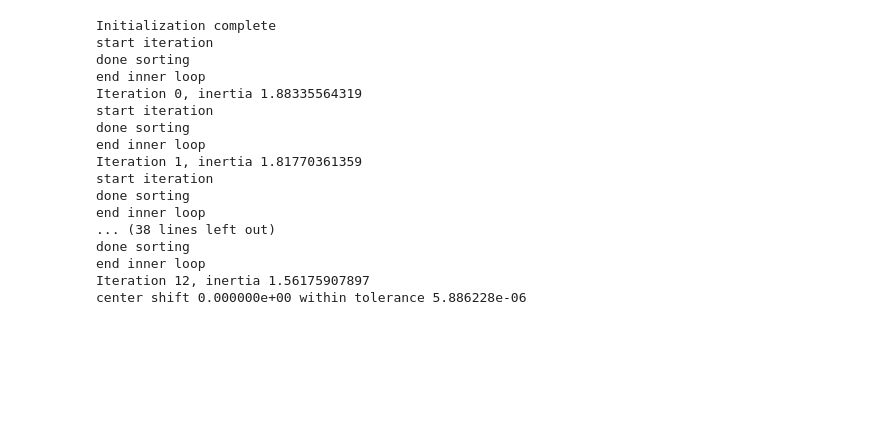
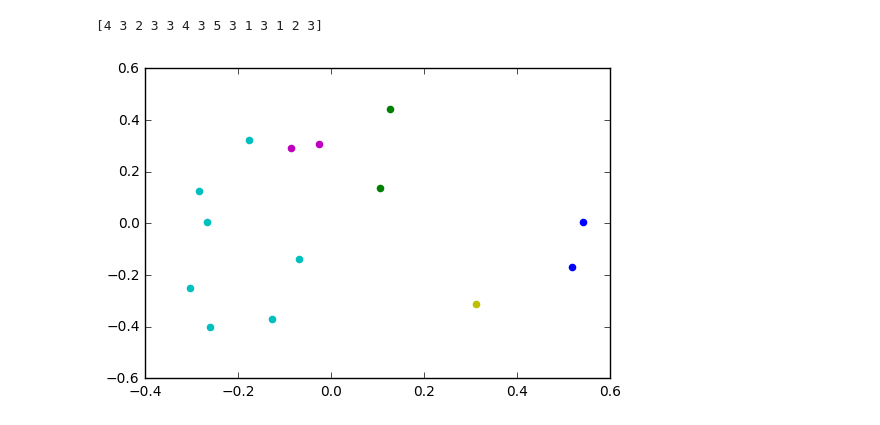
Before and after one commit to JonathanReeve/character-attribution, a Jupyter notebook: waves-experiments.ipynb, the cells around one changed output. Saved outputs shown, nothing was run; the diff lists cells and outputs as text; code cells hidden in the pictures; blank space fills up the shorter version.

Commit message:
k-means clustering experiments

```diff
--- a/waves-experiments.ipynb
+++ b/waves-experiments.ipynb
@@ -143,23 +143,19 @@ plotChars(lsaDF)
-# %%
-km = KMeans(n_clusters=6, init='k-means++', max_iter=100, n_init=1,
-                verbose=True)
-# %%
-fitted = km.fit_transform(lsaDF[['x', 'y']])
-# %% [output]
-Initialization complete
-start iteration
-done sorting
-end inner loop
-Iteration 0, inertia 1.88335564319
-start iteration
-done sorting
-end inner loop
-Iteration 1, inertia 1.81770361359
-start iteration
-done sorting
-end inner loop
-... (38 lines left out)
-done sorting
-end inner loop
-Iteration 12, inertia 1.56175907897
-center shift 0.000000e+00 within tolerance 5.886228e-06
+# %%
+def doKMeans(df):
+    km = KMeans(n_clusters=6)
+    fitted = km.fit_transform(df[['x', 'y']])
+    means = np.argmax(fitted, axis=1)
+    df['mean']=means
+    print(means)
+    colorMap = 'rgbcmyk'
+    for row in df.iterrows():
+#         print(row[1]['x'])
+#         print(row[1]['y'])
+#         print(row[1]['mean'])
+#         print(colorMap[row[1]['mean']])
+        plt.scatter(row[1]['x'], row[1]['y'], color=colorMap[row[1]['mean']])
+# %%
+doKMeans(pcaDF)
+# %% [output]
+[4 3 2 3 3 4 3 5 3 1 3 1 2 3]
+[figure, added]
```
Also changed, not shown: parts of 6 cells of this notebook.
